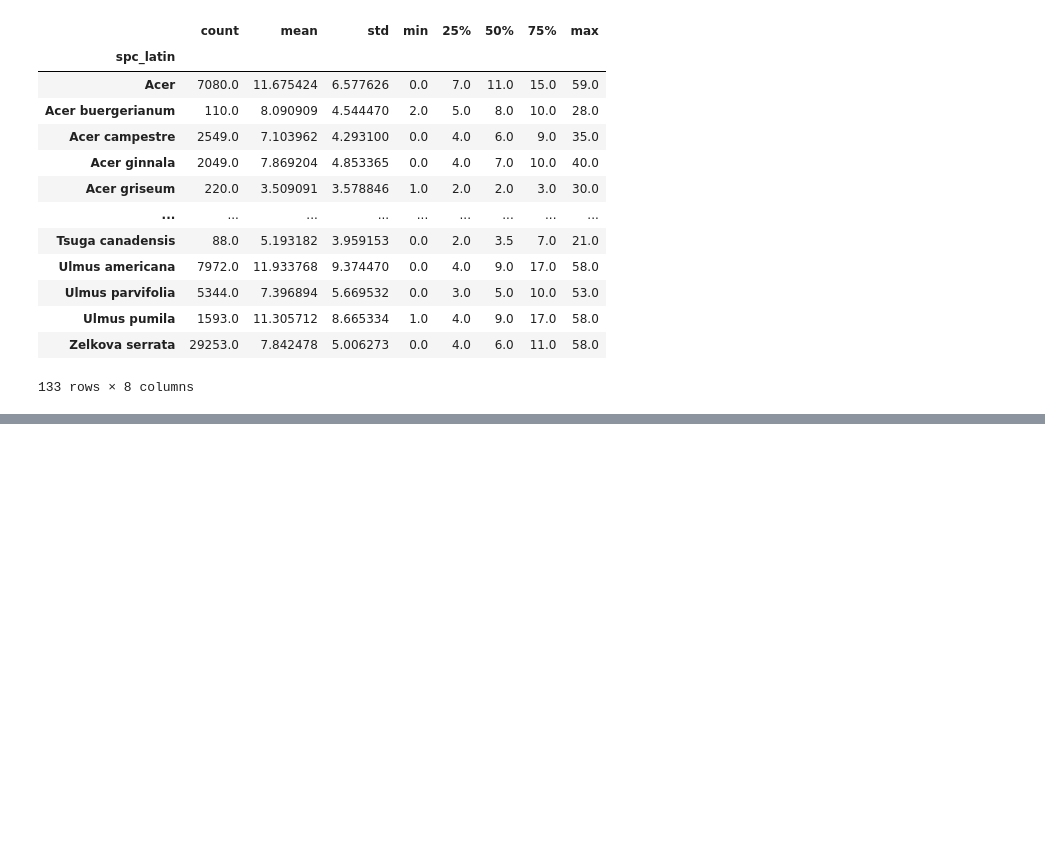
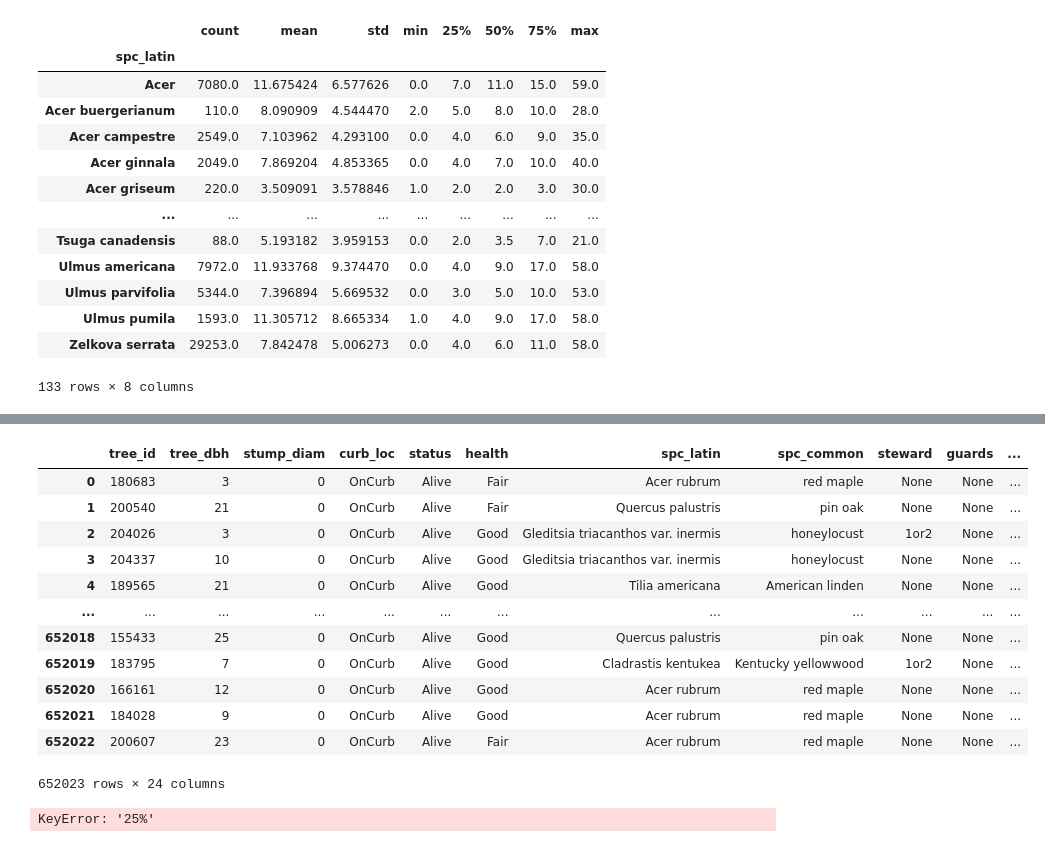
Before and after one commit to ron-ligsay/EDA, a Jupyter notebook: src/Data Cleaning/Data Cleaning.ipynb, the cells around one changed output, grey strips where cells are left out. Cells and saved outputs as stored; diff of their text form; code cells hidden in the pictures; blank space fills up the shorter version.

```diff
--- a/src/Data Cleaning/Data Cleaning.ipynb
+++ b/src/Data Cleaning/Data Cleaning.ipynb
@@ -214,0 +231,3 @@ tree_census_subsets_alive.groupby('spc_latin')['tree_dbh'].describe()
+# %%
+stats_alive = tree_census_subsets_alive.groupby('spc_latin')['tree_dbh'].describe().reset_index()[['spc_latin', '25%', '75%']]
+stats_alive
@@ -214,0 +248,25 @@ tree_census_subsets_alive.groupby('spc_latin')['tree_dbh'].describe()
+# %%
+tree_census_subsets_alive = tree_census_subsets_alive.merge(stats_alive, on='spc_latin', how='left')
+tree_census_subsets_alive
+# %% [output]
+|  | tree_id | tree_dbh | stump_diam | curb_loc | status | health | spc_latin | spc_common | steward | guards | ... |
+| 0 | 180683 | 3 | 0 | OnCurb | Alive | Fair | Acer rubrum | red maple | None | None | ... |
+| 1 | 200540 | 21 | 0 | OnCurb | Alive | Fair | Quercus palustris | pin oak | None | None | ... |
+| 2 | 204026 | 3 | 0 | OnCurb | Alive | Good | Gleditsia triacanthos var. inermis | honeylocust | 1or2 | None | ... |
+| 3 | 204337 | 10 | 0 | OnCurb | Alive | Good | Gleditsia triacanthos var. inermis | honeylocust | None | None | ... |
+| 4 | 189565 | 21 | 0 | OnCurb | Alive | Good | Tilia americana | American linden | None | None | ... |
+| ... | ... | ... | ... | ... | ... | ... | ... | ... | ... | ... | ... |
+| 652018 | 155433 | 25 | 0 | OnCurb | Alive | Good | Quercus palustris | pin oak | None | None | ... |
+| 652019 | 183795 | 7 | 0 | OnCurb | Alive | Good | Cladrastis kentukea | Kentucky yellowwood | 1or2 | None | ... |
+| 652020 | 166161 | 12 | 0 | OnCurb | Alive | Good | Acer rubrum | red maple | None | None | ... |
+| 652021 | 184028 | 9 | 0 | OnCurb | Alive | Good | Acer rubrum | red maple | None | None | ... |
+| 652022 | 200607 | 23 | 0 | OnCurb | Alive | Fair | Acer rubrum | red maple | None | None | ... |
+652023 rows × 24 columns
+# %%
+# when tree_dbh is less than 25% of the mean, replace with 25% of the mean
+# when tree_dbh is greater than 75% of the mean, replace with 75% of the mean
+
+tree_census_subsets_alive['tree_dbh'] = tree_census_subsets_alive.apply(lambda x: x['25%'] if x['tree_dbh'] < x['25%'] else x['tree_dbh'], axis=1)
+tree_census_subsets_alive['tree_dbh'] = tree_census_subsets_alive.apply(lambda x: x['75%'] if x['tree_dbh'] > x['75%'] else x['tree_dbh'], axis=1)
+# %% [output]
+KeyError: '25%'
```
Also changed, not shown: parts of 5 cells of this notebook.
